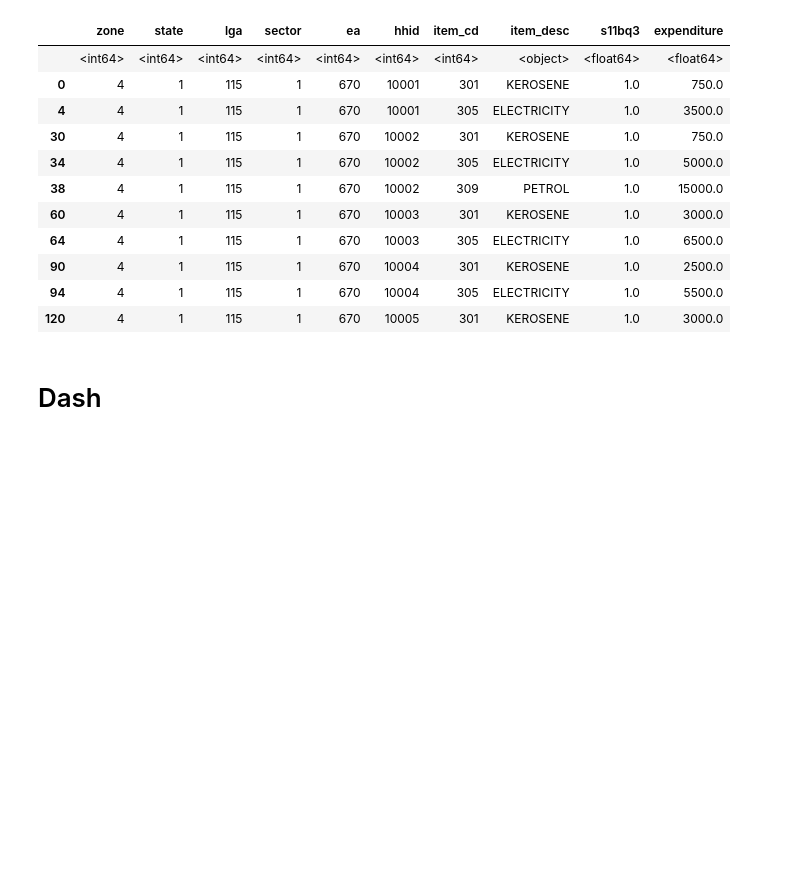
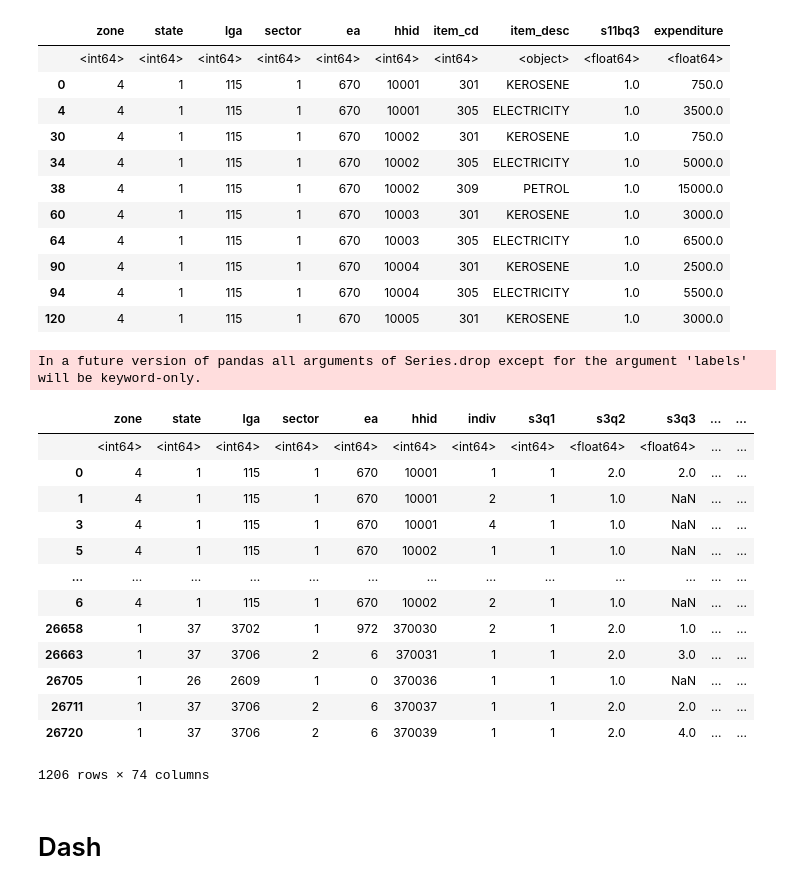
Before and after one commit to FlaviaMasese/Practice-Dash, a Jupyter notebook: Dash practice file.ipynb, the cells around one changed output. Cells and saved outputs as stored; diff of their text form; code cells hidden in the pictures; blank space fills up the shorter version.

```diff
--- a/Dash practice file.ipynb
+++ b/Dash practice file.ipynb
@@ -205,6 +205,46 @@ barchart=px.bar(LSMS_df,
     animation_frame='state_name',
     )
 barchart.layout.updatemenus[0].buttons[0].args[1]['frame']['duration']=5000
+# %%
+#Getting Income Distribution
+#s3q21aHOW MUCH WAS YOUR LAST PAYMENT?(NAIRA)
+LSMS2=pd.read_csv(r'C:\Users\flavi\Downloads\data for practice\sect3_plantingw3.csv',low_memory=False)
+LSMS2.rename(columns={'s3q21a': 'Income_dist',},inplace=True)
+# %%
+LSMS2.dropna(subset=['Income_dist'],inplace=True)
+# %%
+LSMS2_df=mutate(LSMS2,state_name=case_when(f.state==1,'Abia', f.state==2,'Adamawa',f.state==3,'Akwa Ibom',
+                                                         f.state==4,'Anambra',f.state==5,'Bauchi',f.state==6,'Bayelsa',
+                                                          f.state==7,'Benue',f.state==8,'Borno',f.state==9,'Cross River',
+                                                       f.state==10,'Delta', f.state==11,'Ebonyi',f.state==12,'Edo',
+                                                        f.state==13,'Ekiti', f.state==14,'Enugu',f.state==15,'Gombe',
+                                                        f.state==16,'Imo',f.state==17,'Jigawa',f.state==18,'Kaduna',
+                                                          f.state==19,'Kano',f.state==20,'Katsina',f.state==21,'Kebbi',
+                                                         f.state==22,'Kogi',f.state==23,'Kwara',f.state==24,'Lagos',
+                                                         f.state==25,'Nasarawa',f.state==26,'Niger',f.state==27,'Ogun',
+                                                         f.state==28,'Ondo',f.state==29,'Osun',f.state==30,'Oyo',
+                                                         f.state==31,'Plateau',f.state==32,'Rivers',f.state==33,'Sokoto',
+                                                        f.state==34,'Taraba',f.state==35,'Yobe',f.state==36,'Zamfara',
+                                                         f.state==37,'FCT Abuja')
+                                        .drop(columns='state'))
+
+LSMS2_df
+# %% [output]
+In a future version of pandas all arguments of Series.drop except for the argument 'labels' will be keyword-only.
+|  | zone | state | lga | sector | ea | hhid | indiv | s3q1 | s3q2 | s3q3 | ... | ... |
+|  | <int64> | <int64> | <int64> | <int64> | <int64> | <int64> | <int64> | <int64> | <float64> | <float64> | ... | ... |
+| 0 | 4 | 1 | 115 | 1 | 670 | 10001 | 1 | 1 | 2.0 | 2.0 | ... | ... |
+| 1 | 4 | 1 | 115 | 1 | 670 | 10001 | 2 | 1 | 1.0 | NaN | ... | ... |
+| 3 | 4 | 1 | 115 | 1 | 670 | 10001 | 4 | 1 | 1.0 | NaN | ... | ... |
+| 5 | 4 | 1 | 115 | 1 | 670 | 10002 | 1 | 1 | 1.0 | NaN | ... | ... |
+| ... | ... | ... | ... | ... | ... | ... | ... | ... | ... | ... | ... | ... |
+| 6 | 4 | 1 | 115 | 1 | 670 | 10002 | 2 | 1 | 1.0 | NaN | ... | ... |
+| 26658 | 1 | 37 | 3702 | 1 | 972 | 370030 | 2 | 1 | 2.0 | 1.0 | ... | ... |
+| 26663 | 1 | 37 | 3706 | 2 | 6 | 370031 | 1 | 1 | 2.0 | 3.0 | ... | ... |
+| 26705 | 1 | 26 | 2609 | 1 | 0 | 370036 | 1 | 1 | 1.0 | NaN | ... | ... |
+| 26711 | 1 | 37 | 3706 | 2 | 6 | 370037 | 1 | 1 | 2.0 | 2.0 | ... | ... |
+| 26720 | 1 | 37 | 3706 | 2 | 6 | 370039 | 1 | 1 | 2.0 | 4.0 | ... | ... |
+1206 rows × 74 columns
 # %% [markdown]
 # Dash
 # %%
```
Also changed, not shown: parts of 4 cells of this notebook, 1 other file.
